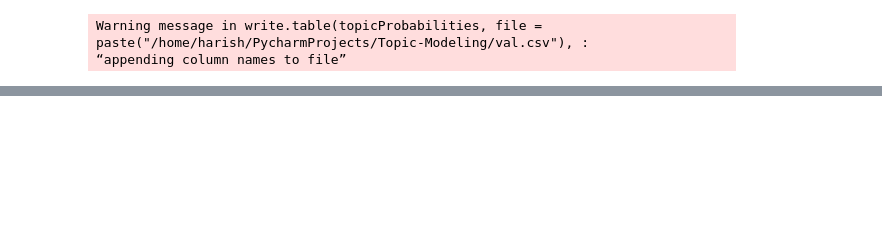
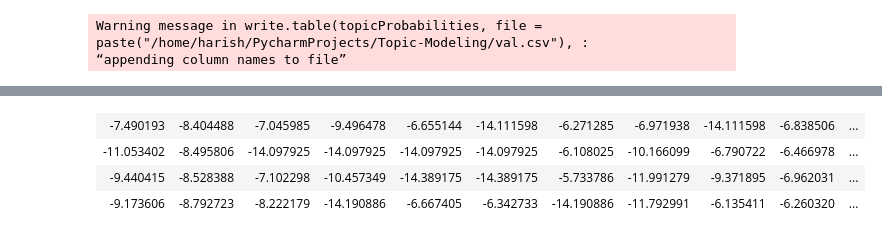
Before and after one commit to harishaaram/Topic-Modeling, a Jupyter notebook: Text_Analysis_Fedspeech.ipynb, the cells around one changed output, grey strips where cells are left out. Cells and saved outputs as stored; diff of their text form; code cells hidden in the pictures; blank space fills up the shorter version.

```diff
--- a/Text_Analysis_Fedspeech.ipynb
+++ b/Text_Analysis_Fedspeech.ipynb
@@ -244,0 +285,7 @@ Warning message in write.table(topicProbabilities, file = paste("/home/harish/Py
+# %%
+ldaGibbs_k@beta
+# %% [output]
+| -7.490193 | -8.404488 | -7.045985 | -9.496478 | -6.655144 | -14.111598 | -6.271285 | -6.971938 | -14.111598 | -6.838506 | ... |
+| -11.053402 | -8.495806 | -14.097925 | -14.097925 | -14.097925 | -14.097925 | -6.108025 | -10.166099 | -6.790722 | -6.466978 | ... |
+| -9.440415 | -8.528388 | -7.102298 | -10.457349 | -14.389175 | -14.389175 | -5.733786 | -11.991279 | -9.371895 | -6.962031 | ... |
+| -9.173606 | -8.792723 | -8.222179 | -14.190886 | -6.667405 | -6.342733 | -14.190886 | -11.792991 | -6.135411 | -6.260320 | ... |
```
Also changed, not shown: parts of 15 cells of this notebook.
